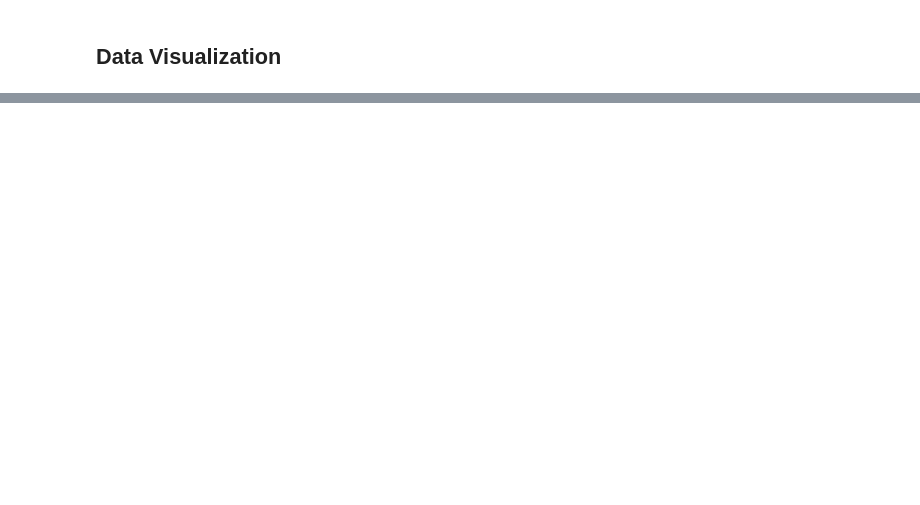
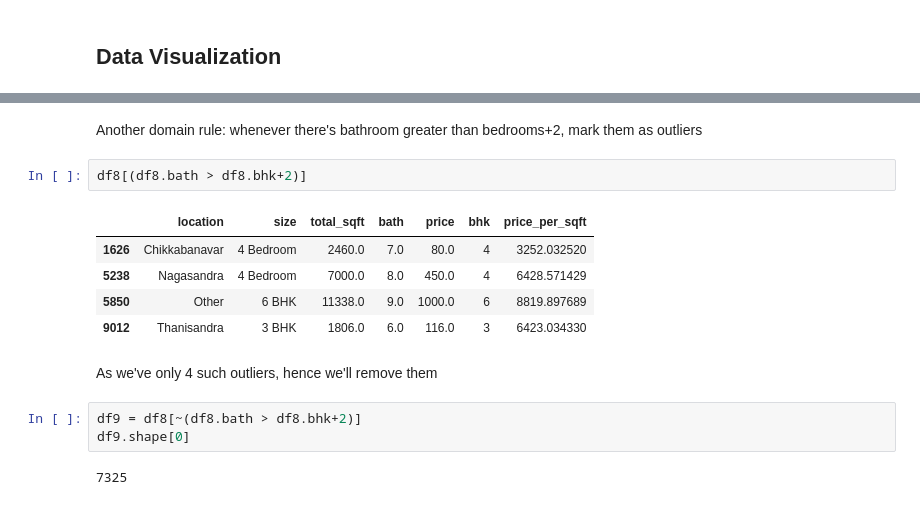
Before and after one commit to SiddharthaVarshney/Bengaluru-house-price-prediction, a Jupyter notebook: src/price_predictor.ipynb, the cells around one changed output, grey strips where cells are left out. Cells and saved outputs as stored; diff of their text form; blank space fills up the shorter version.

```diff
--- a/src/price_predictor.ipynb
+++ b/src/price_predictor.ipynb
@@ -310,0 +377,18 @@ df7.shape
+# %% [markdown]
+Another domain rule:
+whenever there's bathroom greater than bedrooms+2, mark them as outliers
+# %%
+df8[(df8.bath > df8.bhk+2)]
+# %% [output]
+|  | location | size | total_sqft | bath | price | bhk | price_per_sqft |
+| 1626 | Chikkabanavar | 4 Bedroom | 2460.0 | 7.0 | 80.0 | 4 | 3252.032520 |
+| 5238 | Nagasandra | 4 Bedroom | 7000.0 | 8.0 | 450.0 | 4 | 6428.571429 |
+| 5850 | Other | 6 BHK | 11338.0 | 9.0 | 1000.0 | 6 | 8819.897689 |
+| 9012 | Thanisandra | 3 BHK | 1806.0 | 6.0 | 116.0 | 3 | 6423.034330 |
+# %% [markdown]
+As we've only 4 such outliers, hence we'll remove them
+# %%
+df9 = df8[~(df8.bath > df8.bhk+2)]
+df9.shape[0]
+# %% [output]
+7325
```
Also changed, not shown: parts of 13 cells of this notebook.
